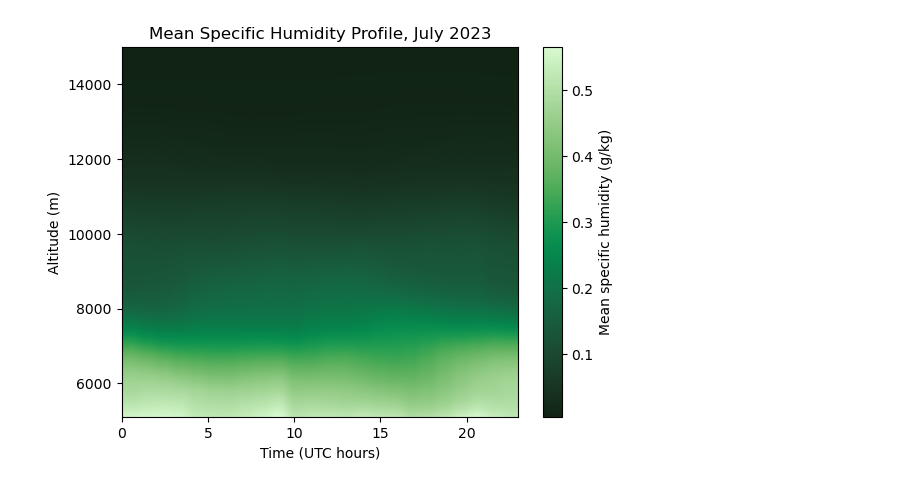
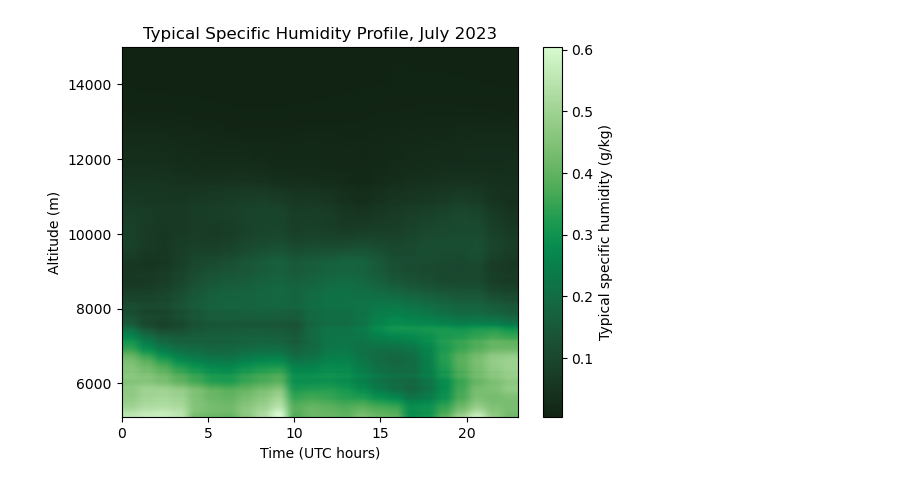
Before and after one commit to 1cosmologist/atmo3, a Jupyter notebook: examples/visualize_calibration.ipynb, the cells around one changed output. Saved outputs shown, nothing was run; the diff lists cells and outputs as text; code cells hidden in the pictures.

```diff
--- a/examples/visualize_calibration.ipynb
+++ b/examples/visualize_calibration.ipynb
@@ -3,18 +3,18 @@ import numpy as np
 import matplotlib.pyplot as plt
 import cmocean as cmo
 # %%
-mean_q_profile = np.load('mean_q_profiles_2023_07.npz')['mean_profiles']
+mean_q_profile = np.load('mean_q_profiles_2023_07.npz')['typical_profiles']
 altitude = np.load('mean_q_profiles_2023_07.npz')['alt_grid']
 # %%
 plt.imshow(mean_q_profile.T * 1e3, aspect='auto', cmap=cmo.cm.algae_r,
     extent=(0, 23, altitude[0], altitude[-1]), origin='lower')
 plt.xlabel('Time (UTC hours)')
 plt.ylabel('Altitude (m)')
-plt.colorbar(label='Mean specific humidity (g/kg)')
-plt.title('Mean Specific Humidity Profile, July 2023')
+plt.colorbar(label='Typical specific humidity (g/kg)')
+plt.title('Typical Specific Humidity Profile, July 2023')
 plt.show()
 # %% [output]
-[figure, old version]
+[figure, new version]
 # %%
 delta_q_profile = np.load('delta_q_profiles_2023_07.npz')['delta_q_map']
 altitude = np.load('delta_q_profiles_2023_07.npz')['alt_grid']
```
Also changed, not shown: parts of 3 cells of this notebook, 14 other files.
